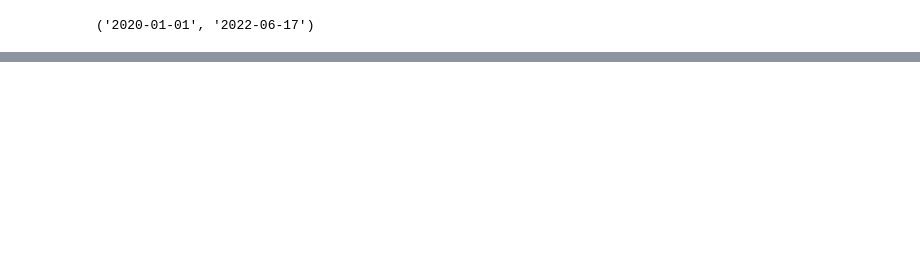
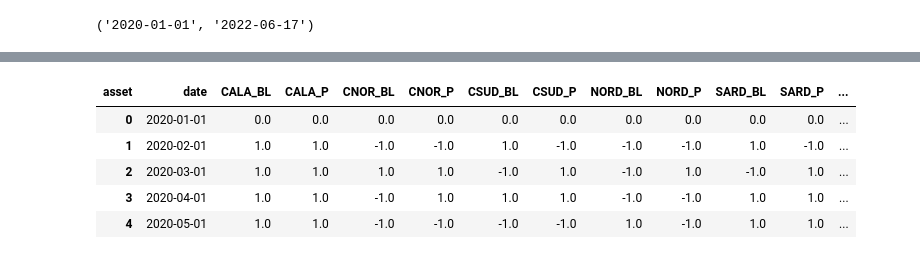
Before and after one commit to igor110055/cct-logreg, a Jupyter notebook: getCctdata.ipynb, the cells around one changed output, grey strips where cells are left out. Drawn from its saved outputs; the diff is of its cells as text; code cells hidden in the pictures; blank space fills up the shorter version.

```diff
--- a/getCctdata.ipynb
+++ b/getCctdata.ipynb
@@ -105,0 +106,16 @@ monthlyPricesByZone.tail()
+# %%
+returns = monthlyPricesByZone.copy()
+for i in range(1, monthlyPricesByZone.shape[0]):
+    returns.iloc[i, 1:monthlyPricesByZone.shape[1]] = 2 * (monthlyPricesByZone.iloc[i, 1:] - monthlyPricesByZone.iloc[i - 1, 1:] >= 0 ) - 1
+
+returns['date'] = returns['date'].apply(lambda x: datetime.datetime.strptime(str(int(x)), '%Y%m'))
+# returns.drop(columns=['yearMonth'], inplace = True)
+returns.iloc[0, 1:] = 0.0
+returns.head()
+# %% [output]
+| asset | date | CALA_BL | CALA_P | CNOR_BL | CNOR_P | CSUD_BL | CSUD_P | NORD_BL | NORD_P | SARD_BL | SARD_P | ... |
+| 0 | 2020-01-01 | 0.0 | 0.0 | 0.0 | 0.0 | 0.0 | 0.0 | 0.0 | 0.0 | 0.0 | 0.0 | ... |
+| 1 | 2020-02-01 | 1.0 | 1.0 | -1.0 | -1.0 | 1.0 | -1.0 | -1.0 | -1.0 | 1.0 | -1.0 | ... |
+| 2 | 2020-03-01 | 1.0 | 1.0 | 1.0 | 1.0 | -1.0 | 1.0 | -1.0 | 1.0 | -1.0 | 1.0 | ... |
+| 3 | 2020-04-01 | 1.0 | 1.0 | -1.0 | 1.0 | 1.0 | 1.0 | -1.0 | -1.0 | 1.0 | 1.0 | ... |
+| 4 | 2020-05-01 | 1.0 | 1.0 | -1.0 | -1.0 | -1.0 | -1.0 | 1.0 | -1.0 | 1.0 | 1.0 | ... |
```
Also changed, not shown: parts of 3 cells of this notebook, 3 other files.
